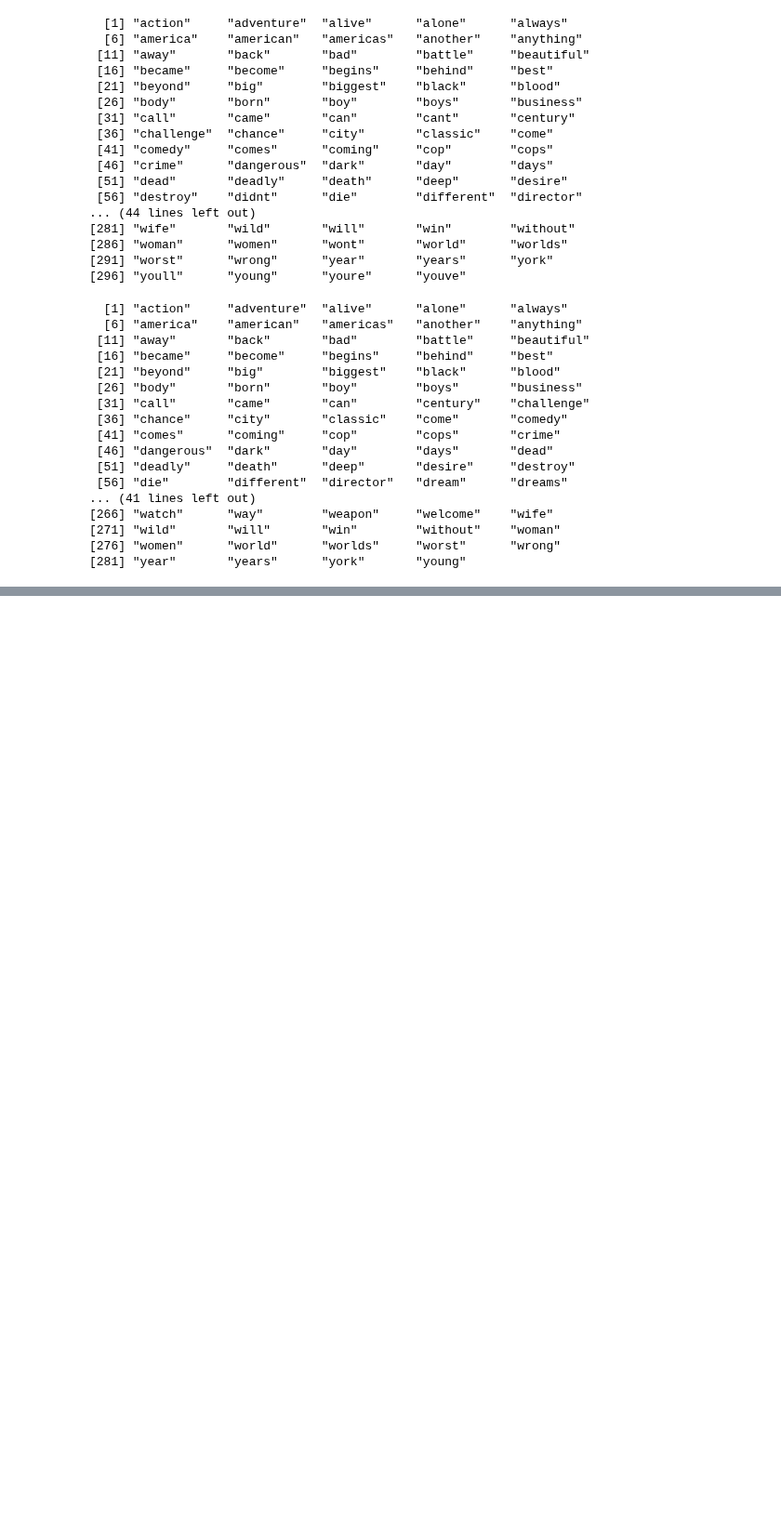
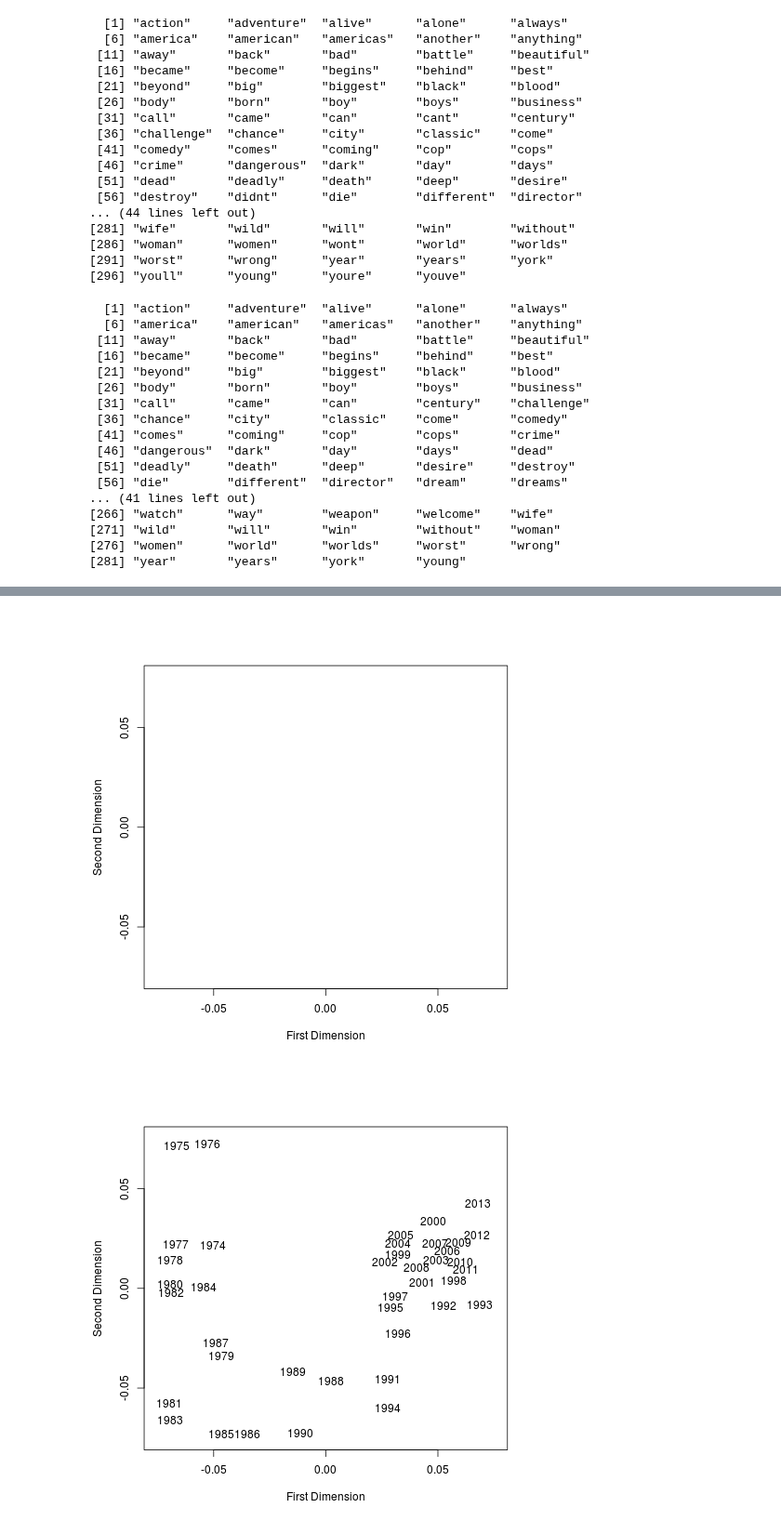
Before and after one commit to KonanAcademy/da, a Jupyter notebook: part1/09_R_text_movie.ipynb, the cells around one changed output, grey strips where cells are left out. Shown at 93% size. Saved outputs shown, nothing was run; the diff lists cells and outputs as text; code cells hidden in the pictures; blank space fills up the shorter version.

```diff
--- a/part1/09_R_text_movie.ipynb
+++ b/part1/09_R_text_movie.ipynb
@@ -385,10 +387,10 @@ document.collection <- tm_map(document.collection, content_transformer(stripWhit
 document.collection <- tm_map(document.collection, content_transformer(tolower))
 # %%
 # remove numbers from the document collection
-document.collection <- tm_map(document.collection, content_transformer(removeNumbers))
+document.collection <- tm_map(document.collection, removeNumbers)
 # %%
 # remove punctuation from the document collection
-document.collection <- tm_map(document.collection, content_transformer(removePunctuation))
+document.collection <- tm_map(document.collection, removePunctuation)
 # %%
 # using a standard list, remove English stopwords from the document collection
 document.collection <- tm_map(document.collection,
@@ -471,7 +473,7 @@ print(top.words)  # the result of this is a bag of 200 words
 # by multidimensional scaling...
 # create a dictionary of the top words from the corpus
 #top.words.dictionary <- Dictionary(c(top.words))
-top.words.dictionary <- c(top.words)
+top.words.dictionary <- c(as.character(top.words))
 # %%
 # create terms-by-documents matrix using the mtpa.Dictionary
 top.words.movies.tdm <- TermDocumentMatrix(document.collection,
@@ -481,7 +483,7 @@ top.words.movies.tdm <- TermDocumentMatrix(document.collection,
 # with wordlayout from the wordcloud package for non-overlapping labels
 pdf(file = "09_data/text/fig_text_mds_1974_2013.pdf", width = 7, height = 7)
 years.dissimilarity.matrix <-
-  dist(x = top.words.movies.tdm) #, y = NULL) #method = "cosine")
+  dist(t(inspect(top.words.movies.tdm)), method = "cosine")
 years.mds.solution <- cmdscale(years.dissimilarity.matrix, k = 2, eig = TRUE)
 x <- years.mds.solution$points[,1]
 y <- -years.mds.solution$points[,2]  # rotated to be consistent with biplot
@@ -508,0 +521,8 @@ pdf
+# %%
+plot(x,y,type="n", xlim = c(-0.075,0.075), ylim = c(-0.075,0.075),
+  xlab = "First Dimension", ylab = "Second Dimension")
+lay <- wordlayout(x, y, w, xlim = c(-0.075,0.075), ylim = c(-0.075,0.075))
+text(lay[,1]+.5*lay[,3],lay[,2]+.5*lay[,4],w)
+# %% [output]
+[figure, added]
+[figure, added]
```
Also changed, not shown: parts of 40 cells of this notebook, 8 other files.
